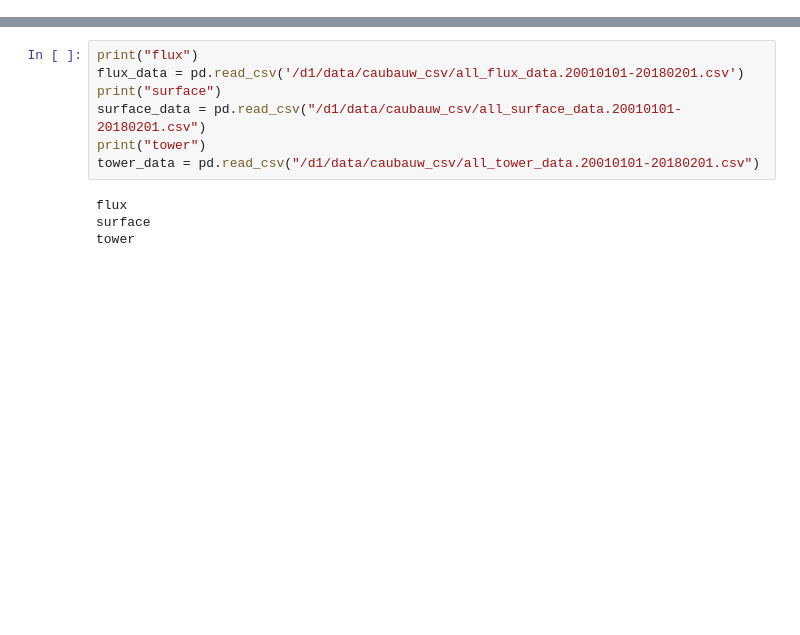
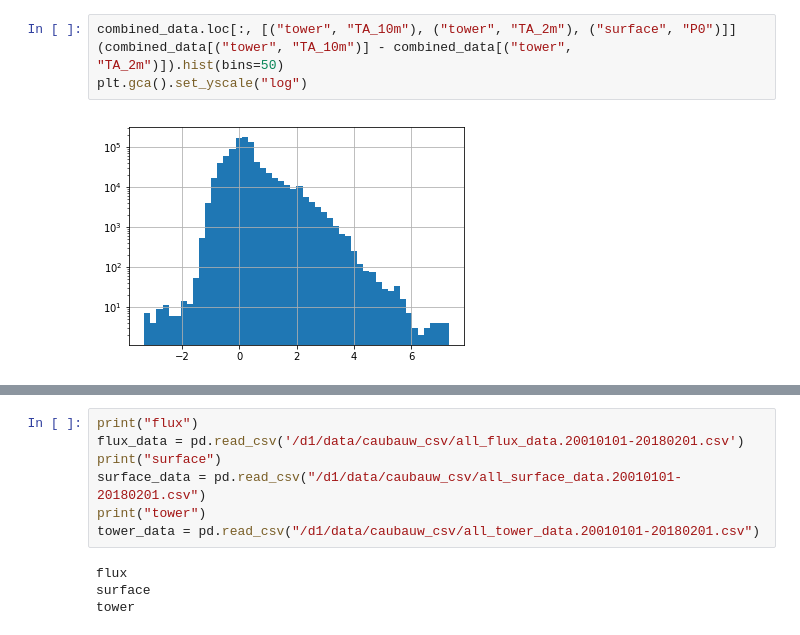
Before and after one commit to NCAR/mlsurfacelayer, a Jupyter notebook: notebooks/Cabauw_Processing.ipynb, the cells around one changed output, grey strips where cells are left out. Drawn from its saved outputs; the diff is of its cells as text; blank space fills up the shorter version.

```diff
--- a/notebooks/Caubauw_Processing.ipynb
+++ b/notebooks/Cabauw_Processing.ipynb
@@ -20,0 +40,6 @@ glob(data_path + "*.csv")
+# %%
+combined_data.loc[:, [("tower", "TA_10m"), ("tower", "TA_2m"), ("surface", "P0")]]
+(combined_data[("tower", "TA_10m")] - combined_data[("tower", "TA_2m")]).hist(bins=50)
+plt.gca().set_yscale("log")
+# %% [output]
+[figure, added]
```
Also changed, not shown: parts of 8 cells of this notebook, 3 other files.
